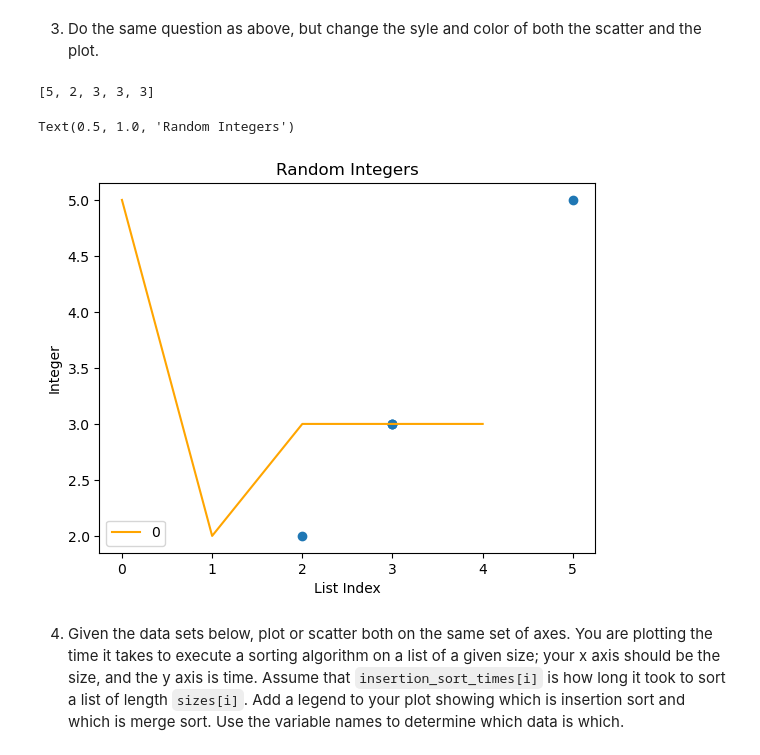
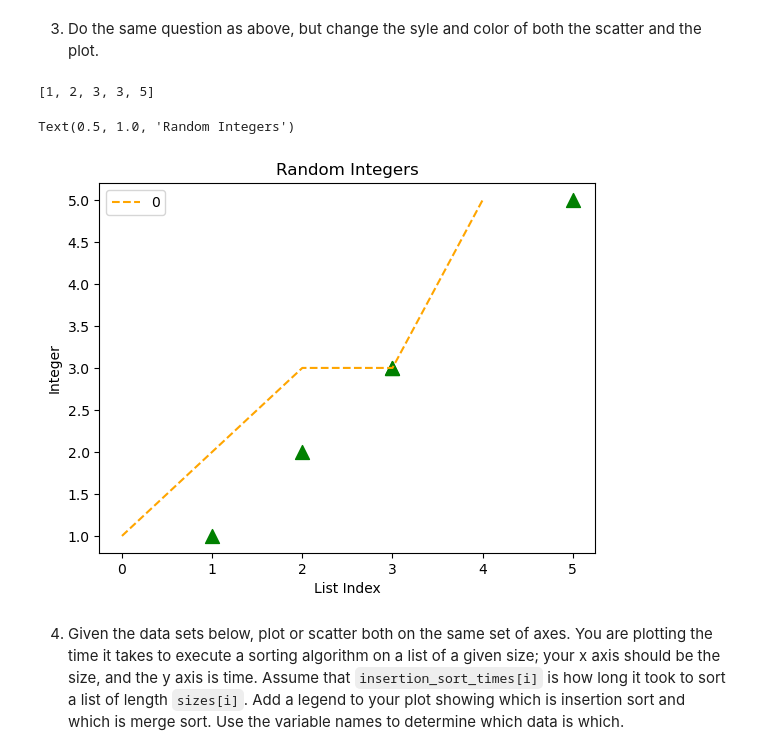
Before and after one commit to krh5284/pyplot, a Jupyter notebook: pyplot.ipynb, the cells around one changed output. Drawn from its saved outputs; the diff is of its cells as text; code cells hidden in the pictures.

```diff
--- a/pyplot.ipynb
+++ b/pyplot.ipynb
@@ -105,25 +105,25 @@ Text(0.5, 1.0, 'Random Integers')
 # %%
 # Problem 3 code
 
 integers = []
 n = 5
 for i in range(n):
     integers.append(random.randint(1,5))
 print(integers)
 
 df = pd.DataFrame(integers)
 
 # chart
-df.plot(color = 'orange')
-plt.scatter(df, integers)
+df.plot(color = 'orange', linestyle='dashed')
+plt.scatter(df, integers, c ='g', marker ='^', s =100)
 
 plt.xlabel('List Index')
 plt.ylabel('Integer')
 plt.title('Random Integers')
 # %% [output]
-[5, 2, 3, 3, 3]
+[1, 2, 3, 3, 5]
 Text(0.5, 1.0, 'Random Integers')
-[figure, old version]
+[figure, new version]
 # %% [markdown]
 4. Given the data sets below, plot or scatter both on the same set of axes.  You are plotting the time it takes to execute a sorting algorithm on a list of a given size; your x axis should be the size, and the y axis is time.  Assume that `insertion_sort_times[i]` is how long it took to sort a list of length `sizes[i]`.  Add a legend to your plot showing which is insertion sort and which is merge sort.  Use the variable names to determine which data is which.
 # %%
```
